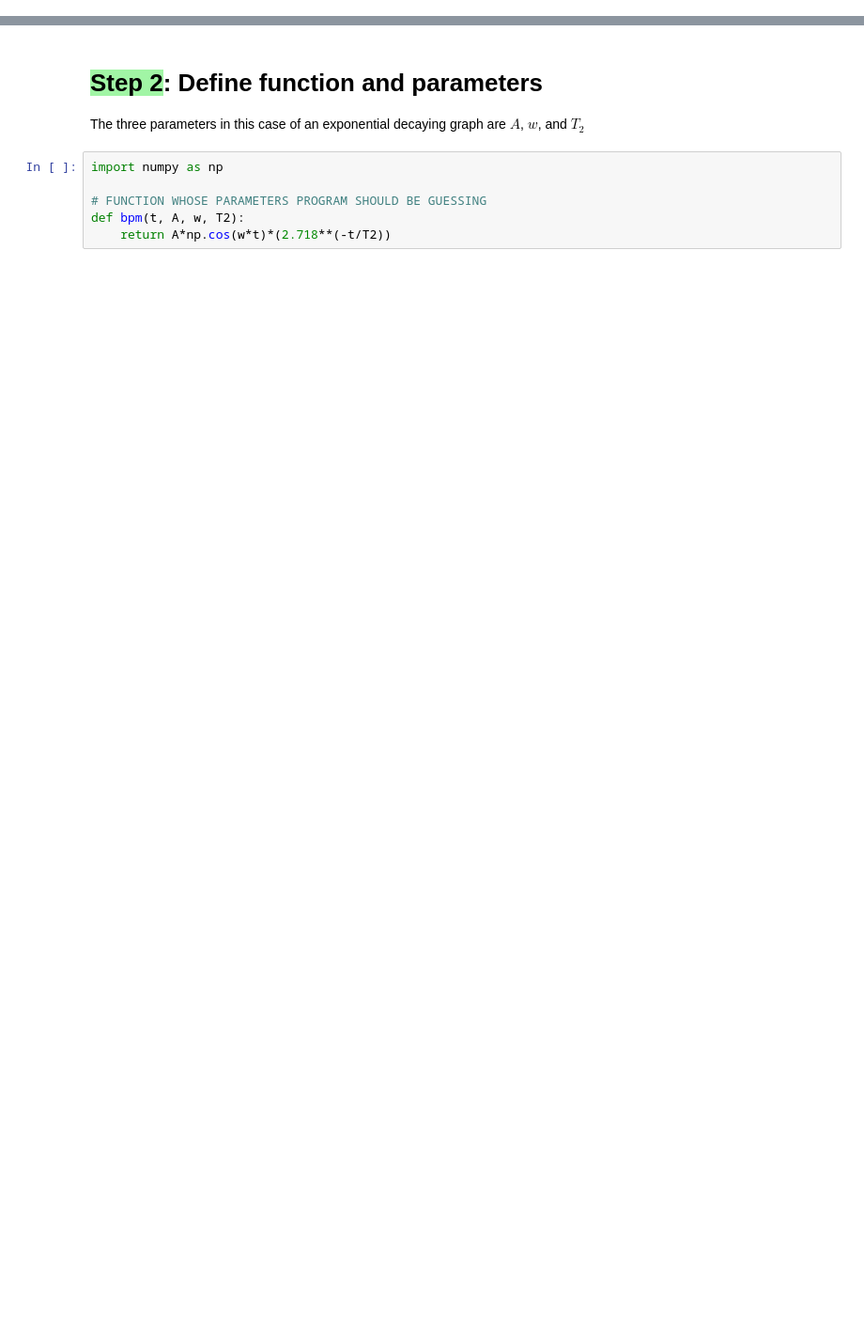
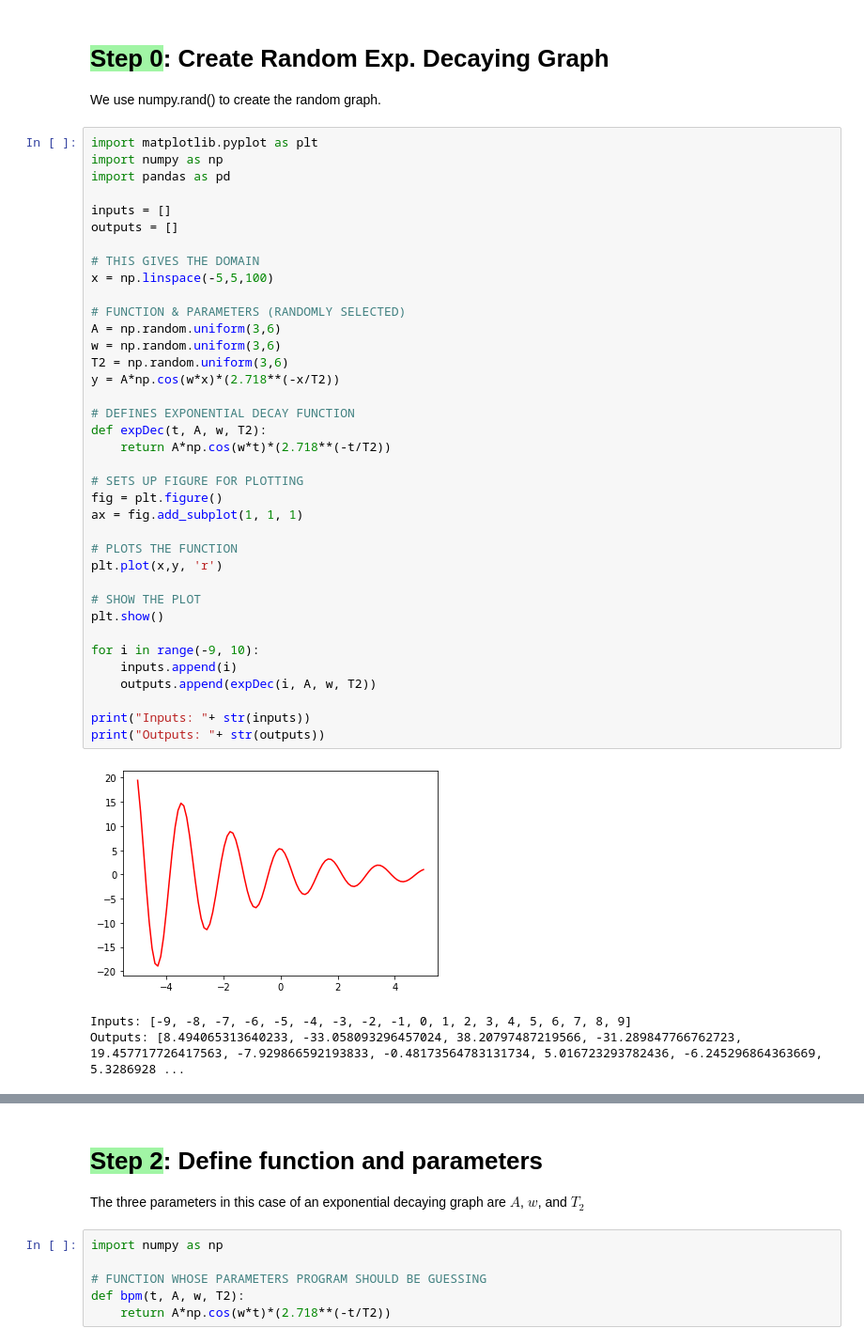
Before and after one commit to Refath/ExtractGraph, a Jupyter notebook: ML Extraction Test.ipynb, the cells around one changed output, grey strips where cells are left out. Shown: that part at 94% size. Drawn from its saved outputs; the diff is of its cells as text; blank space fills up the shorter version.

```diff
--- a/ML Extraction Test.ipynb
+++ b/ML Extraction Test.ipynb
@@ -1,3 +1,48 @@
+# %% [markdown]
+<h1><mark style = "background: #a1f5a5">Step 0</mark>: Create Random Exp. Decaying Graph</h1>
+
+We use numpy.rand() to create the random graph.
+# %%
+import matplotlib.pyplot as plt
+import numpy as np
+import pandas as pd
+
+inputs = []
+outputs = []
+
+# THIS GIVES THE DOMAIN
+x = np.linspace(-5,5,100)
+
+# FUNCTION & PARAMETERS (RANDOMLY SELECTED)
+A = np.random.uniform(3,6)
+w = np.random.uniform(3,6)
+T2 = np.random.uniform(3,6)
+y = A*np.cos(w*x)*(2.718**(-x/T2))
+
+# DEFINES EXPONENTIAL DECAY FUNCTION
+def expDec(t, A, w, T2):
+    return A*np.cos(w*t)*(2.718**(-t/T2))
+
+# SETS UP FIGURE FOR PLOTTING
+fig = plt.figure()
+ax = fig.add_subplot(1, 1, 1)
+
+# PLOTS THE FUNCTION
+plt.plot(x,y, 'r')
+
+# SHOW THE PLOT
+plt.show()
+
+for i in range(-9, 10):
+    inputs.append(i)
+    outputs.append(expDec(i, A, w, T2))
+
+print("Inputs: "+ str(inputs))
+print("Outputs: "+ str(outputs))
+# %% [output]
+[figure, added]
+Inputs: [-9, -8, -7, -6, -5, -4, -3, -2, -1, 0, 1, 2, 3, 4, 5, 6, 7, 8, 9]
+Outputs: [8.494065313640233, -33.058093296457024, 38.20797487219566, -31.289847766762723, 19.457717726417563, -7.929866592193833, -0.48173564783131734, 5.016723293782436, -6.245296864363669, 5.3286928 ...
 # %% [markdown]
 <h1><mark style = "background: #a1f5a5">Step 1</mark>: Import the data</h1>
 
```
Also changed, not shown: parts of 6 cells of this notebook.
